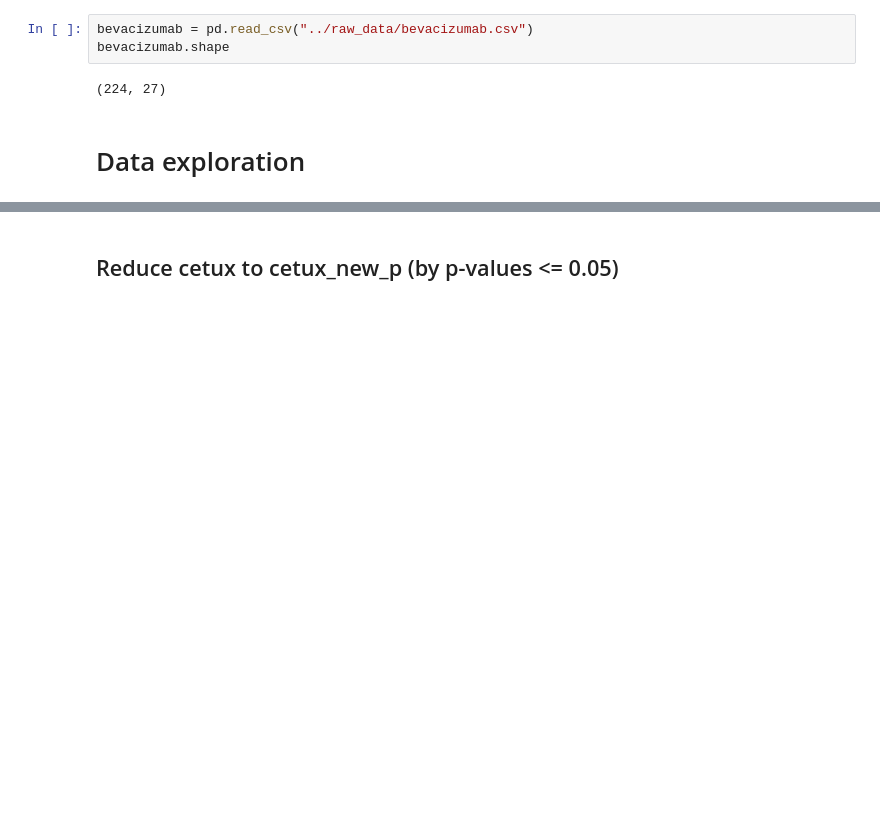
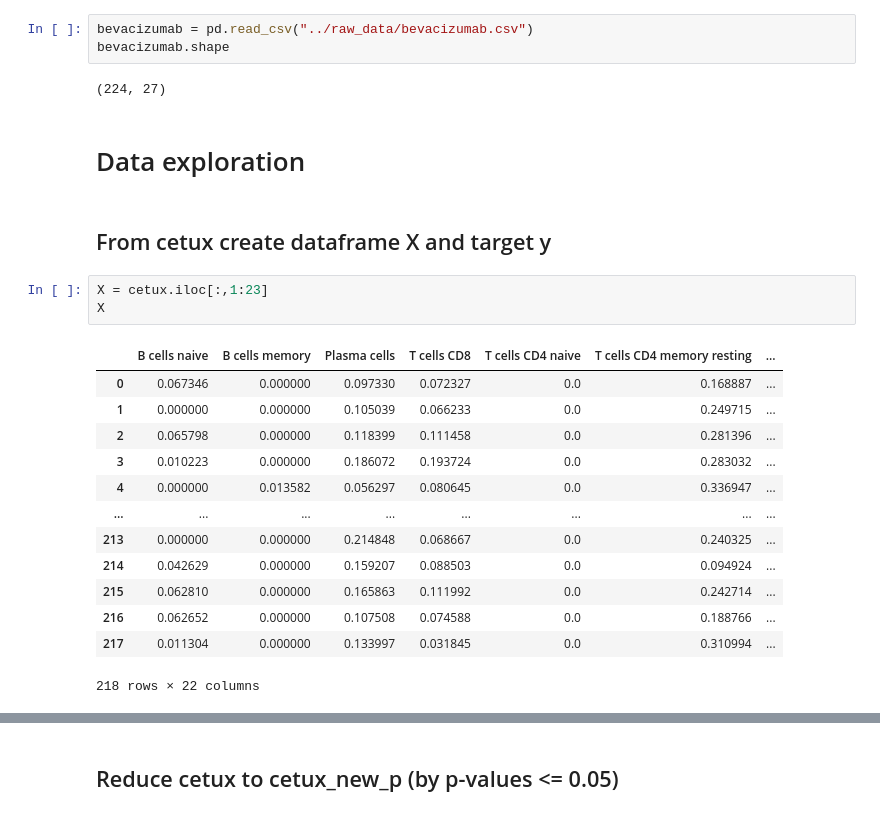
Before and after one commit to HeikeModest/Med_Data_Analysis, a Jupyter notebook: notebooks/heike_clusterAlgorithms.ipynb, the cells around one changed output, grey strips where cells are left out. Drawn from its saved outputs; the diff is of its cells as text; blank space fills up the shorter version.

```diff
--- a/notebooks/heike_clusterAlgorithms.ipynb
+++ b/notebooks/heike_clusterAlgorithms.ipynb
@@ -35,3 +81,22 @@ bevacizumab.shape
 (224, 27)
 # %% [markdown]
 # Data exploration
+# %% [markdown]
+## From cetux create dataframe X and target y
+# %%
+X = cetux.iloc[:,1:23]
+X
+# %% [output]
+|  | B cells naive | B cells memory | Plasma cells | T cells CD8 | T cells CD4 naive | T cells CD4 memory resting | ... |
+| 0 | 0.067346 | 0.000000 | 0.097330 | 0.072327 | 0.0 | 0.168887 | ... |
+| 1 | 0.000000 | 0.000000 | 0.105039 | 0.066233 | 0.0 | 0.249715 | ... |
+| 2 | 0.065798 | 0.000000 | 0.118399 | 0.111458 | 0.0 | 0.281396 | ... |
+| 3 | 0.010223 | 0.000000 | 0.186072 | 0.193724 | 0.0 | 0.283032 | ... |
+| 4 | 0.000000 | 0.013582 | 0.056297 | 0.080645 | 0.0 | 0.336947 | ... |
+| ... | ... | ... | ... | ... | ... | ... | ... |
+| 213 | 0.000000 | 0.000000 | 0.214848 | 0.068667 | 0.0 | 0.240325 | ... |
+| 214 | 0.042629 | 0.000000 | 0.159207 | 0.088503 | 0.0 | 0.094924 | ... |
+| 215 | 0.062810 | 0.000000 | 0.165863 | 0.111992 | 0.0 | 0.242714 | ... |
+| 216 | 0.062652 | 0.000000 | 0.107508 | 0.074588 | 0.0 | 0.188766 | ... |
+| 217 | 0.011304 | 0.000000 | 0.133997 | 0.031845 | 0.0 | 0.310994 | ... |
+218 rows × 22 columns
```
Also changed, not shown: parts of 35 cells of this notebook.
